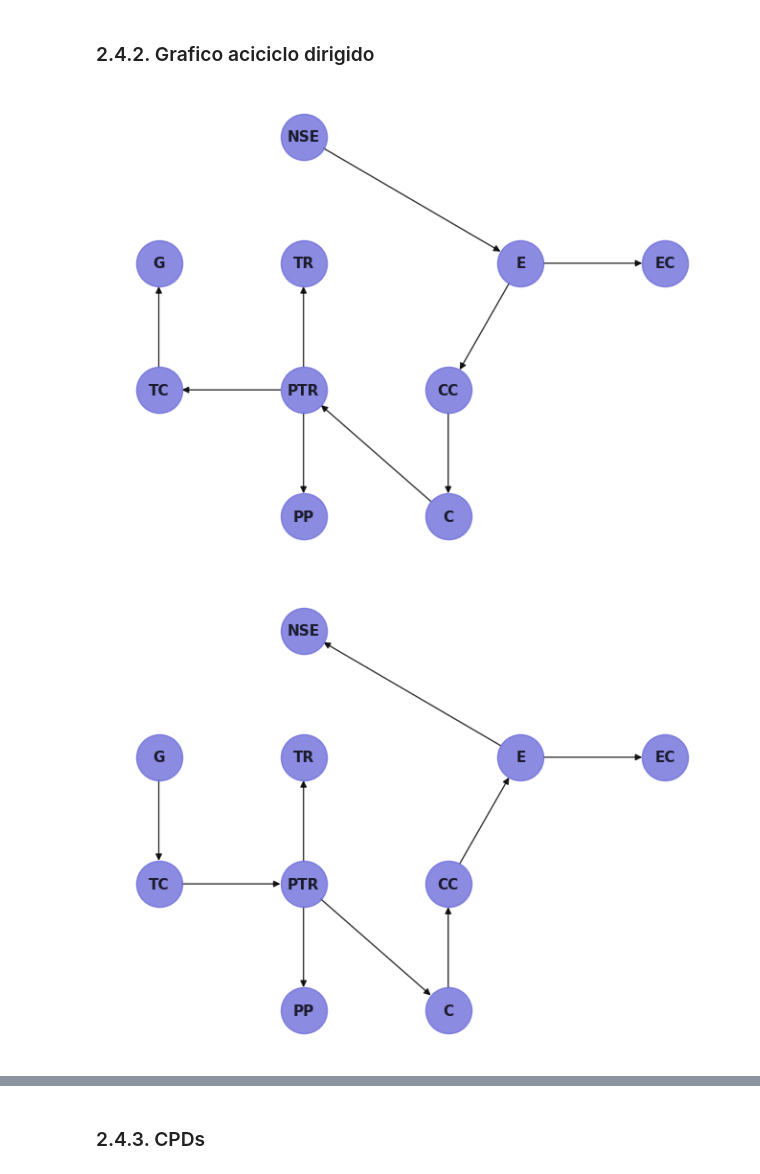
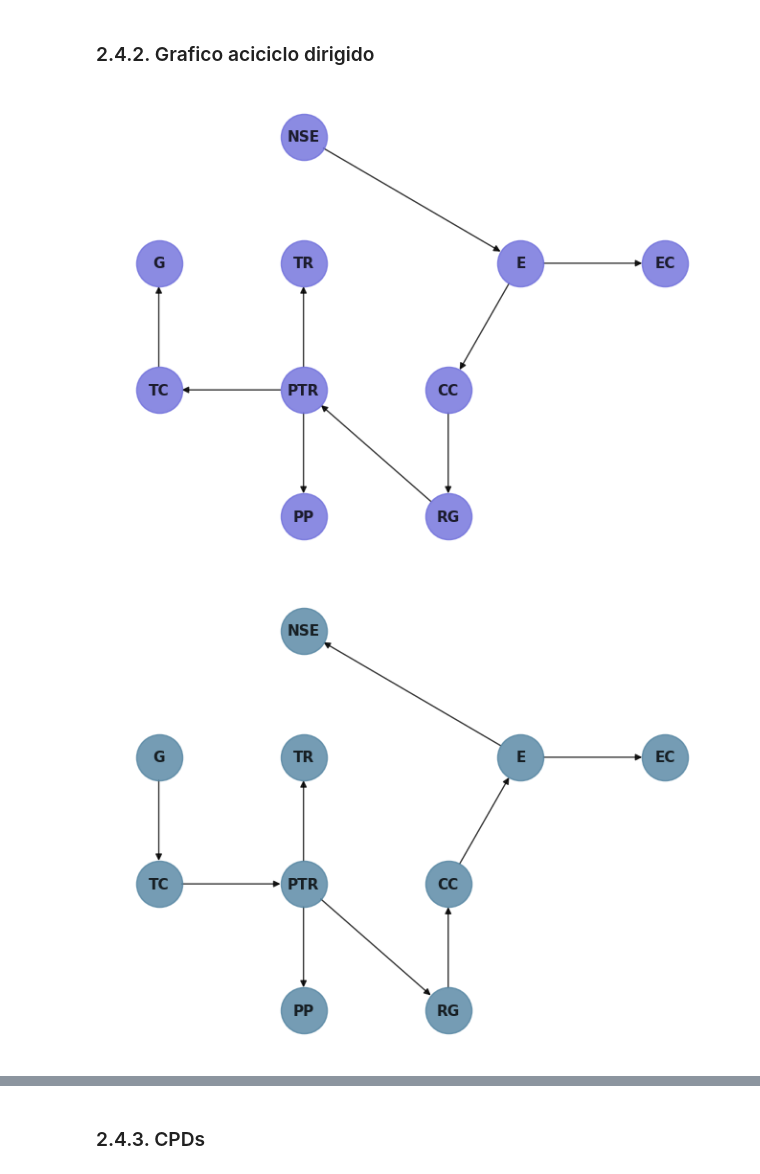
Before and after one commit to maribcs/mgp-bayesian-network-retail, a Jupyter notebook: bayesian_network_retail.ipynb, the cells around one changed output, grey strips where cells are left out. Drawn from its saved outputs; the diff is of its cells as text; code cells hidden in the pictures.

```diff
--- a/bayesian_network_retail.ipynb
+++ b/bayesian_network_retail.ipynb
@@ -37,8 +37,8 @@ df_model = df[['NSE','Rango_edad','Genero','estado_marital','flag_tienetarjeta',
 # 7. PTR: Usa tarjeta del retail
 # 8. PP: Producto en promoción
 # 9. CC: Canal de compra
-# 10. C: Rango de compra
+# 10. RG: Rango de gasto
 
-df_model = df_model.rename(columns = {'Rango_edad':'E','Genero':'G','estado_marital':'EC','flag_tienetarjeta':'TR','flag_nuevo':'TC','flag_metodopago':'PTR','flag_tienepromocion':'PP','fl_fcom':'CC','rango_gasto':'C'})
+df_model = df_model.rename(columns = {'Rango_edad':'E','Genero':'G','estado_marital':'EC','flag_tienetarjeta':'TR','flag_nuevo':'TC','flag_metodopago':'PTR','flag_tienepromocion':'PP','fl_fcom':'CC','rango_gasto':'RG'})
 df_model.head()
 # %% [output]
@@ -59,7 +74,7 @@ df_model['G'] = df_model['G'].replace({'M':0,'F':1})
 # Estado civil
 df_model['EC'] = df_model['EC'].replace({'S':0,'C':1})
 # Rango compra
-df_model['C'] = df_model['C'].replace({'gasto bajo':0,'gasto medio':1,'gasto alto':2})
+df_model['RG'] = df_model['RG'].replace({'gasto bajo':0,'gasto medio':1,'gasto alto':2})
 # %% [markdown]
 # 2. Construcción del modelo
 # %%
@@ -99,7 +114,7 @@ import numpy as np
 # %% [markdown]
 ## 2.1. Definición de nodos
 # %%
-model = BayesianNetwork([('NSE', 'TR'), ('TR', 'PTR'), ('PTR', 'PP'), ('CC', 'PP'),('PP', 'C'),('CC', 'C'),('E', 'TC'),('G', 'TC'),('EC', 'TC'),('TC', 'C')])
+model = BayesianNetwork([('NSE', 'TR'), ('TR', 'PTR'), ('PTR', 'PP'), ('CC', 'PP'),('PP', 'RG'),('CC', 'RG'),('E', 'TC'),('G', 'TC'),('EC', 'TC'),('TC', 'RG')])
 # %% [markdown]
 ## 2.2. DAG del modelo
 # %%
@@ -589,21 +583,21 @@ for cpd in model.get_cpds():
 # %%
 # NSE
 ts = TreeSearch(df_model, root_node='NSE')
-dag = ts.estimate(estimator_type='chow-liu')
-pos = {'NSE': (1, 1), 'TR': (1, 0), 'PTR': (1, -1), 'PP': (1, -2), 'CC': (2, -1), 'E': (2.5, 0),'G': (0, 0),'EC': (3.5, 0),'TC': (0, -1),'C': (2, -2)}
-nx.draw(dag, pos=pos, with_labels=True, node_size=1200, node_color='#6e6edb', font_size=11, font_weight='bold', alpha=0.8)
+dag_1 = ts.estimate(estimator_type='chow-liu')
+pos = {'NSE': (1, 1), 'TR': (1, 0), 'PTR': (1, -1), 'PP': (1, -2), 'CC': (2, -1), 'E': (2.5, 0),'G': (0, 0),'EC': (3.5, 0),'TC': (0, -1),'RG': (2, -2)}
+nx.draw(dag_1, pos=pos, with_labels=True, node_size=1200, node_color='#6e6edb', font_size=11, font_weight='bold', alpha=0.8)
 plt.show()
 # %% [output]
-[figure, old version]
+[figure, new version]
 # %%
 # Género
 ts = TreeSearch(df_model, root_node='G')
-dag = ts.estimate(estimator_type='chow-liu')
-pos = {'NSE': (1, 1), 'TR': (1, 0), 'PTR': (1, -1), 'PP': (1, -2), 'CC': (2, -1), 'E': (2.5, 0),'G': (0, 0),'EC': (3.5, 0),'TC': (0, -1),'C': (2, -2)}
-nx.draw(dag, pos=pos, with_labels=True, node_size=1200, node_color='#6e6edb', font_size=11, font_weight='bold', alpha=0.8)
+dag_2 = ts.estimate(estimator_type='chow-liu')
+pos = {'NSE': (1, 1), 'TR': (1, 0), 'PTR': (1, -1), 'PP': (1, -2), 'CC': (2, -1), 'E': (2.5, 0),'G': (0, 0),'EC': (3.5, 0),'TC': (0, -1),'RG': (2, -2)}
+nx.draw(dag_2, pos=pos, with_labels=True, node_size=1200, node_color='#5384a1', font_size=11, font_weight='bold', alpha=0.8)
 plt.show()
 # %% [output]
-[figure, old version]
+[figure, new version]
 # %%
 # Rango edad
 ts = TreeSearch(df_model, root_node='E')
```
Also changed, not shown: parts of 59 cells of this notebook.
